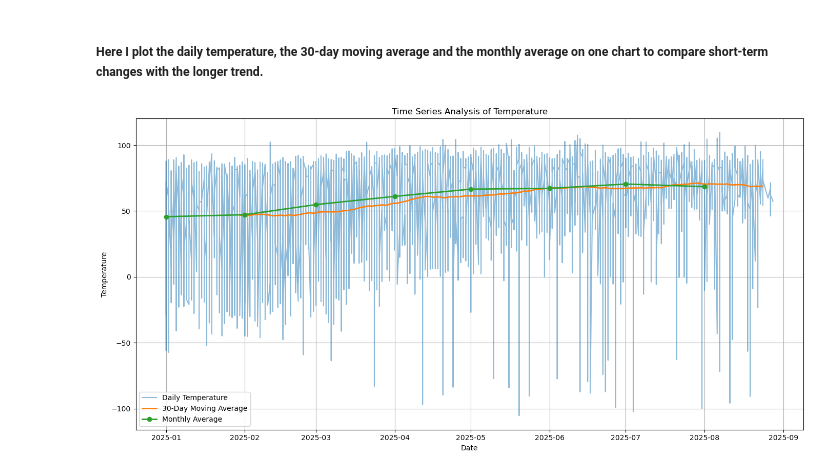
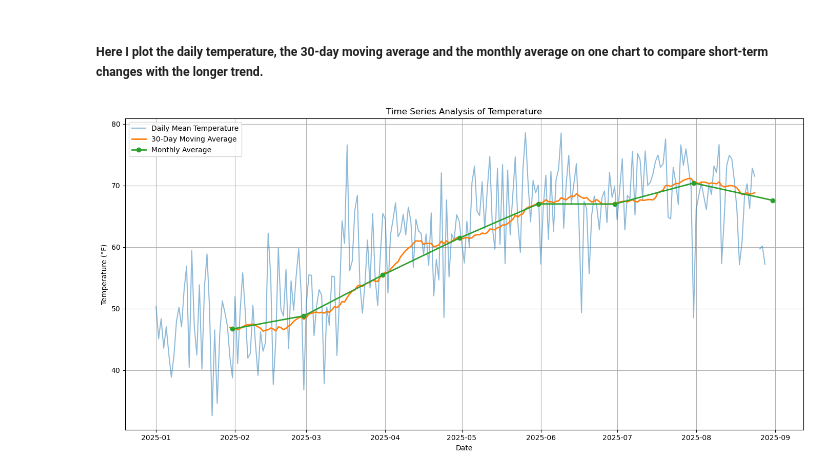
Before and after one commit to Ibeabuchi-Naomi/Time-Series-Project-Cohort-18, a Jupyter notebook: Time_Series_Assignment.ipynb, the cells around one changed output. Cells and saved outputs as stored; diff of their text form; code cells hidden in the pictures.

```diff
--- a/Time_Series_Assignment.ipynb
+++ b/Time_Series_Assignment.ipynb
@@ -173,20 +174,25 @@ Name: temp, dtype: float64
 # %%
 
 daily_temp = df["temp"].resample("D").mean()
+
 rolling_avg = daily_temp.rolling(window=30).mean()
+monthly_avg = daily_temp.resample("ME").mean()
 
 plt.figure(figsize=(14, 7))
 
-plt.plot(df.index, df["temp"], label="Daily Temperature", alpha=0.5)
+plt.plot(daily_temp.index, daily_temp, label="Daily Mean Temperature", alpha=0.5)
 plt.plot(rolling_avg.index, rolling_avg, label="30-Day Moving Average", linewidth=2)
 plt.plot(monthly_avg.index, monthly_avg, label="Monthly Average", marker="o", linewidth=2)
 
+
 plt.title("Time Series Analysis of Temperature")
 plt.xlabel("Date")
-plt.ylabel("Temperature")
+plt.ylabel("Temperature (°F)")
+
+
 plt.legend()
 plt.grid(True)
 plt.tight_layout()
 plt.show()
 # %% [output]
-[figure, old version]
+[figure, new version]
```
Also changed, not shown: parts of 3 cells of this notebook.
